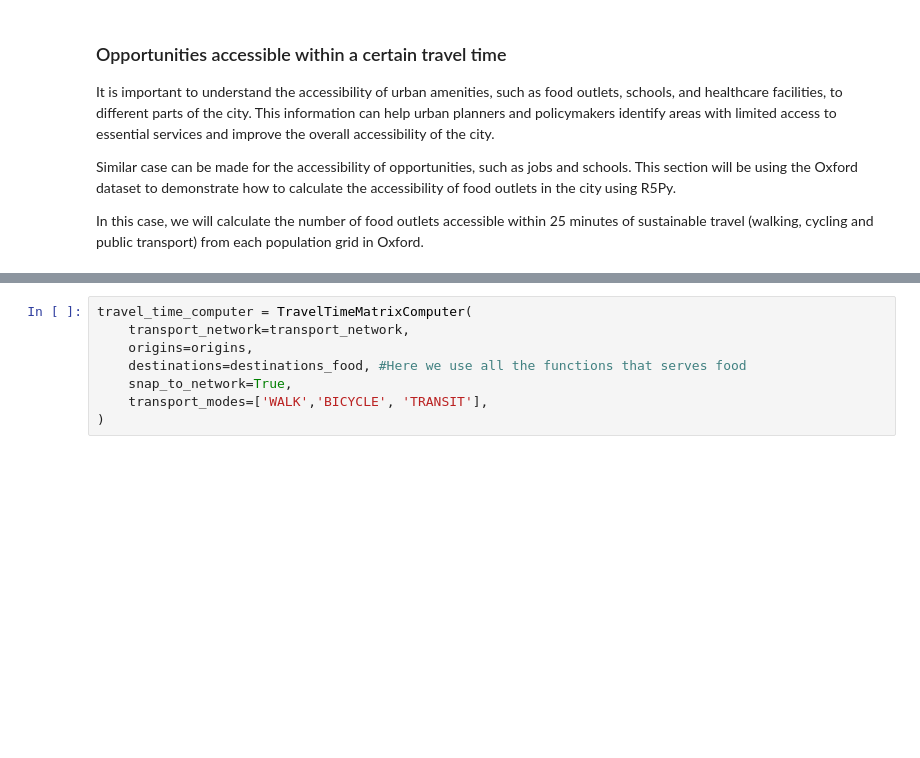
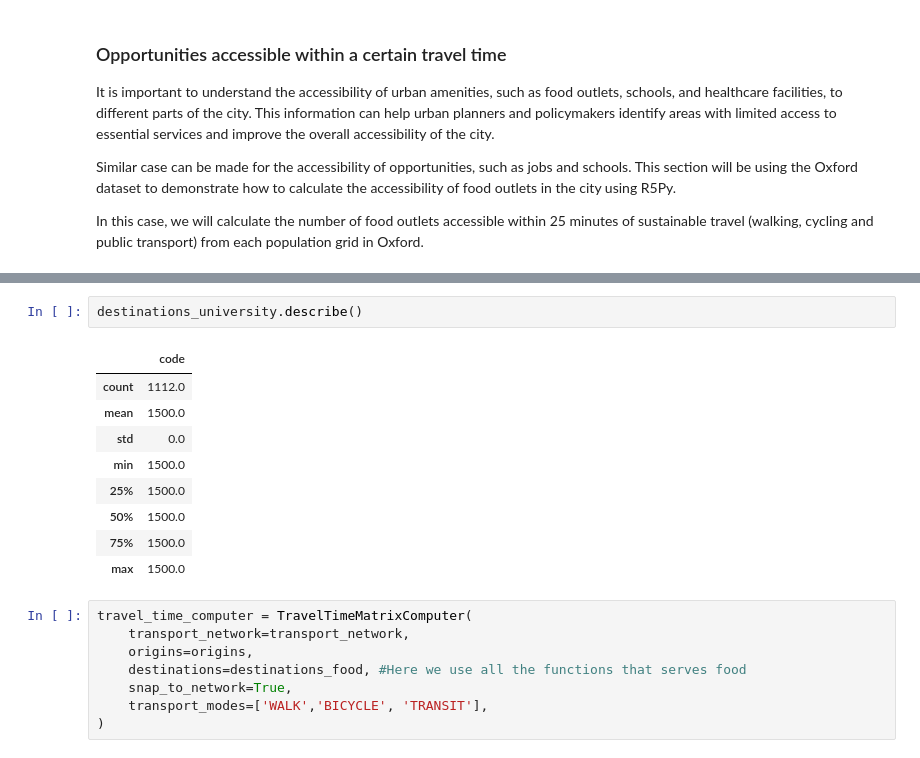
Before and after one commit to xnzhang-33/OSSEN-Workshop, a Jupyter notebook: XiuningNotebook_Edited_Draft.ipynb, the cells around one changed output, grey strips where cells are left out. Cells and saved outputs as stored; diff of their text form; blank space fills up the shorter version.

```diff
--- a/XiuningNotebook_Edited_Draft.ipynb
+++ b/XiuningNotebook_Edited_Draft.ipynb
@@ -550,3 +562,15 @@ In this case, we will calculate the number of food outlets accessible within 25
+# %%
+destinations_university.describe()
+# %% [output]
+|  | code |
+| count | 1112.0 |
+| mean | 1500.0 |
+| std | 0.0 |
+| min | 1500.0 |
+| 25% | 1500.0 |
+| 50% | 1500.0 |
+| 75% | 1500.0 |
+| max | 1500.0 |
 # %%
 travel_time_computer = TravelTimeMatrixComputer(
     transport_network=transport_network,
```
Also changed, not shown: parts of 5 cells of this notebook, 2 other files.
